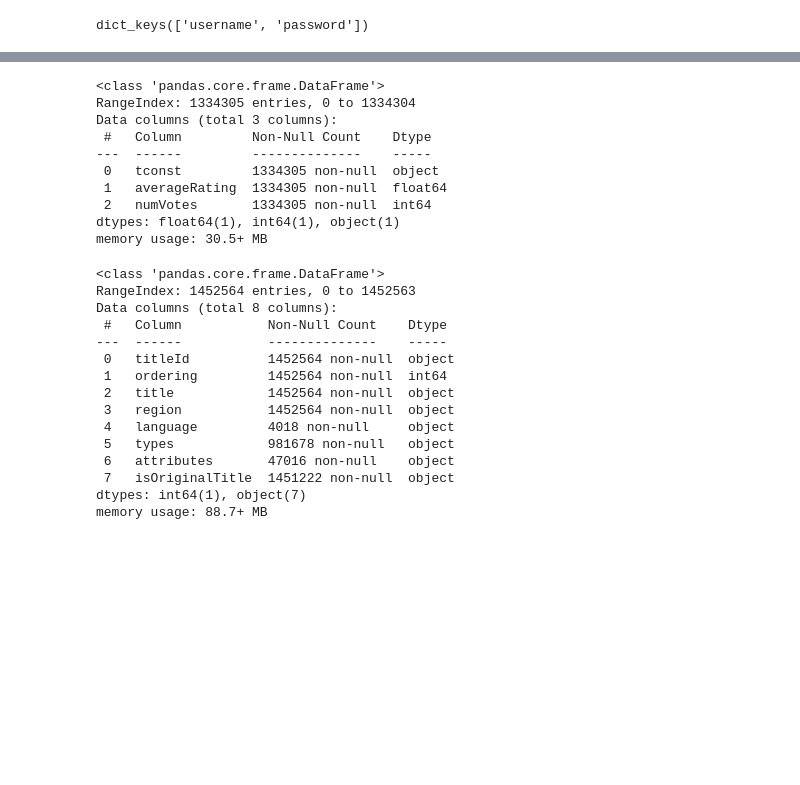
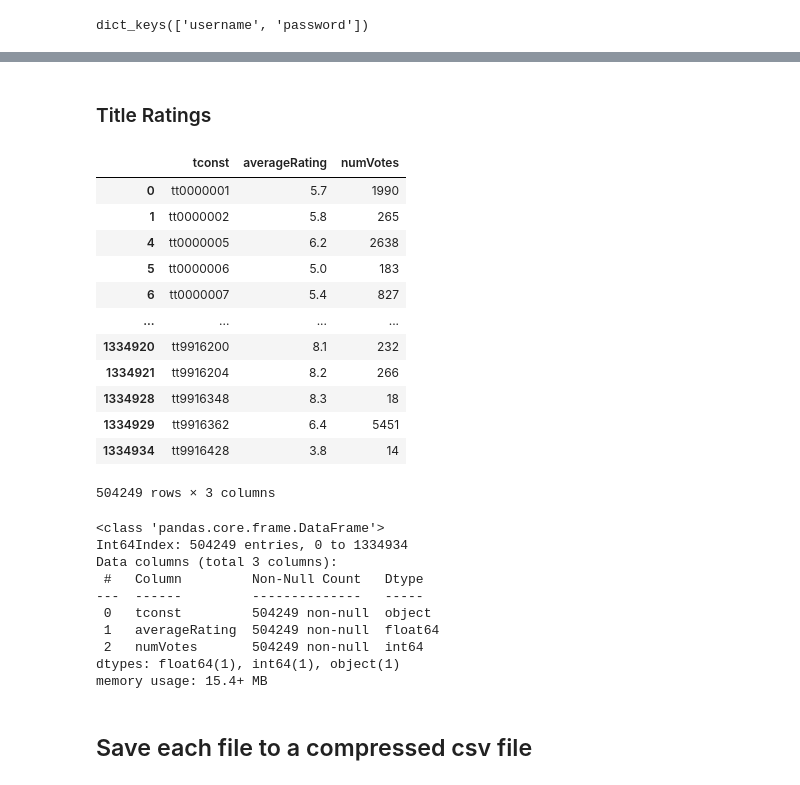
Before and after one commit to patelmedha/IMDB-Movie-Ratings, a Jupyter notebook: Movies-IMDB.ipynb, the cells around one changed output, grey strips where cells are left out. Saved outputs shown, nothing was run; the diff lists cells and outputs as text; code cells hidden in the pictures; blank space fills up the shorter version.

```diff
--- a/Movies-IMDB.ipynb
+++ b/Movies-IMDB.ipynb
@@ -179,36 +266,40 @@ Data columns (total 9 columns):
 dtypes: object(9)
 memory usage: 6.2+ MB
+# %% [markdown]
+### Title Ratings
+# %%
+keepers = ratings["tconst"].isin(akas["titleId"])
+ratings = ratings[keepers]
+ratings
+# %% [output]
+|  | tconst | averageRating | numVotes |
+| 0 | tt0000001 | 5.7 | 1990 |
+| 1 | tt0000002 | 5.8 | 265 |
+| 4 | tt0000005 | 6.2 | 2638 |
+| 5 | tt0000006 | 5.0 | 183 |
+| 6 | tt0000007 | 5.4 | 827 |
+| ... | ... | ... | ... |
+| 1334920 | tt9916200 | 8.1 | 232 |
+| 1334921 | tt9916204 | 8.2 | 266 |
+| 1334928 | tt9916348 | 8.3 | 18 |
+| 1334929 | tt9916362 | 6.4 | 5451 |
+| 1334934 | tt9916428 | 3.8 | 14 |
+504249 rows × 3 columns
 # %%
 ratings.info()
 # %% [output]
 <class 'pandas.core.frame.DataFrame'>
-RangeIndex: 1334305 entries, 0 to 1334304
+Int64Index: 504249 entries, 0 to 1334934
 Data columns (total 3 columns):
- #   Column         Non-Null Count    Dtype
----  ------         --------------    -----
- 0   tconst         1334305 non-null  object
- 1   averageRating  1334305 non-null  float64
- 2   numVotes       1334305 non-null  int64
+ #   Column         Non-Null Count   Dtype
+---  ------         --------------   -----
+ 0   tconst         504249 non-null  object
+ 1   averageRating  504249 non-null  float64
+ 2   numVotes       504249 non-null  int64
 dtypes: float64(1), int64(1), object(1)
-memory usage: 30.5+ MB
+memory usage: 15.4+ MB
-# %%
-akas.info()
-# %% [output]
-<class 'pandas.core.frame.DataFrame'>
-RangeIndex: 1452564 entries, 0 to 1452563
-Data columns (total 8 columns):
- #   Column           Non-Null Count    Dtype
----  ------           --------------    -----
- 0   titleId          1452564 non-null  object
- 1   ordering         1452564 non-null  int64
- 2   title            1452564 non-null  object
- 3   region           1452564 non-null  object
- 4   language         4018 non-null     object
- 5   types            981678 non-null   object
- 6   attributes       47016 non-null    object
- 7   isOriginalTitle  1451222 non-null  object
-dtypes: int64(1), object(7)
-memory usage: 88.7+ MB
+# %% [markdown]
+## Save each  file to a compressed csv file
 # %%
 # Save filtered title.basics DataFrame
 basics.to_csv('Data/title_basics.csv.gz', compression='gzip', index=False)
```
Also changed, not shown: parts of 28 cells of this notebook, 3 other files.
